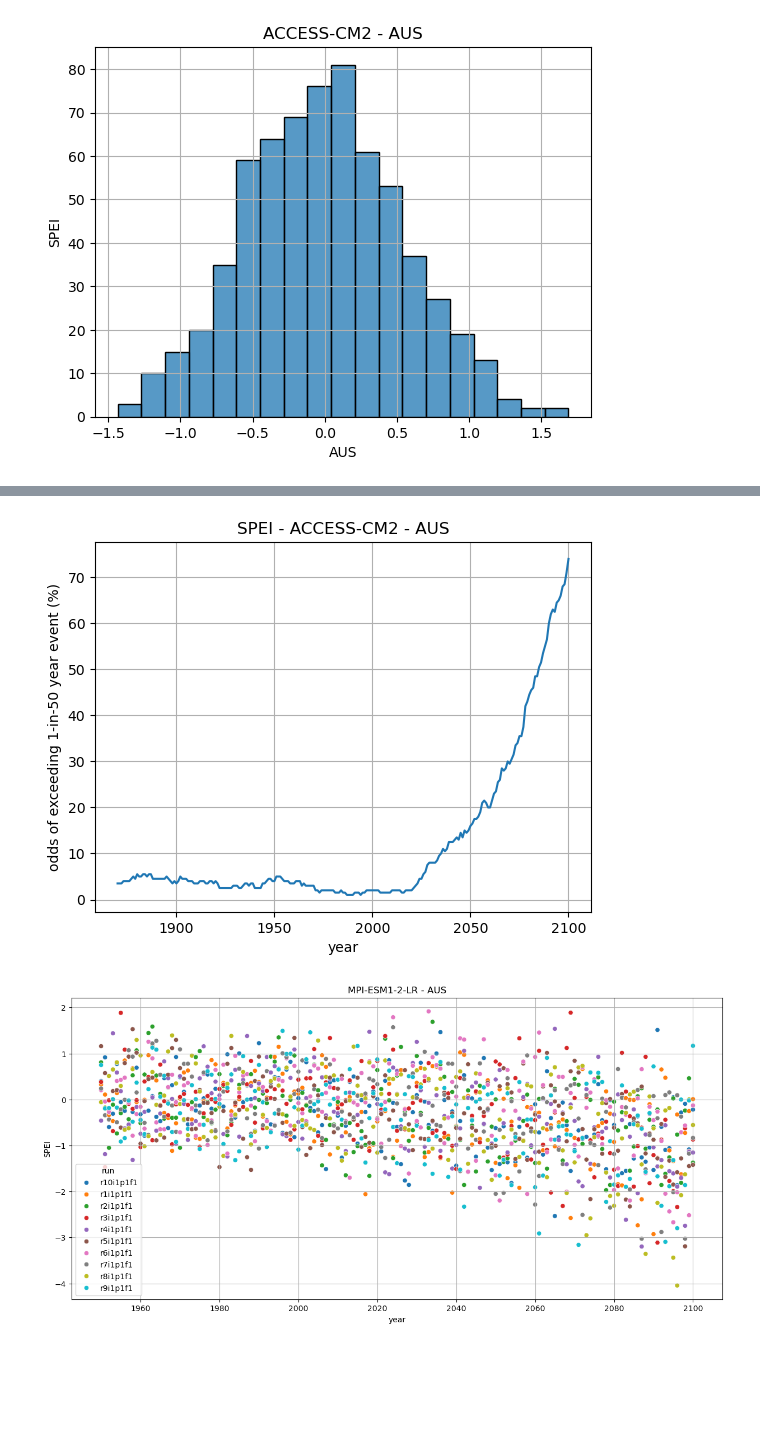
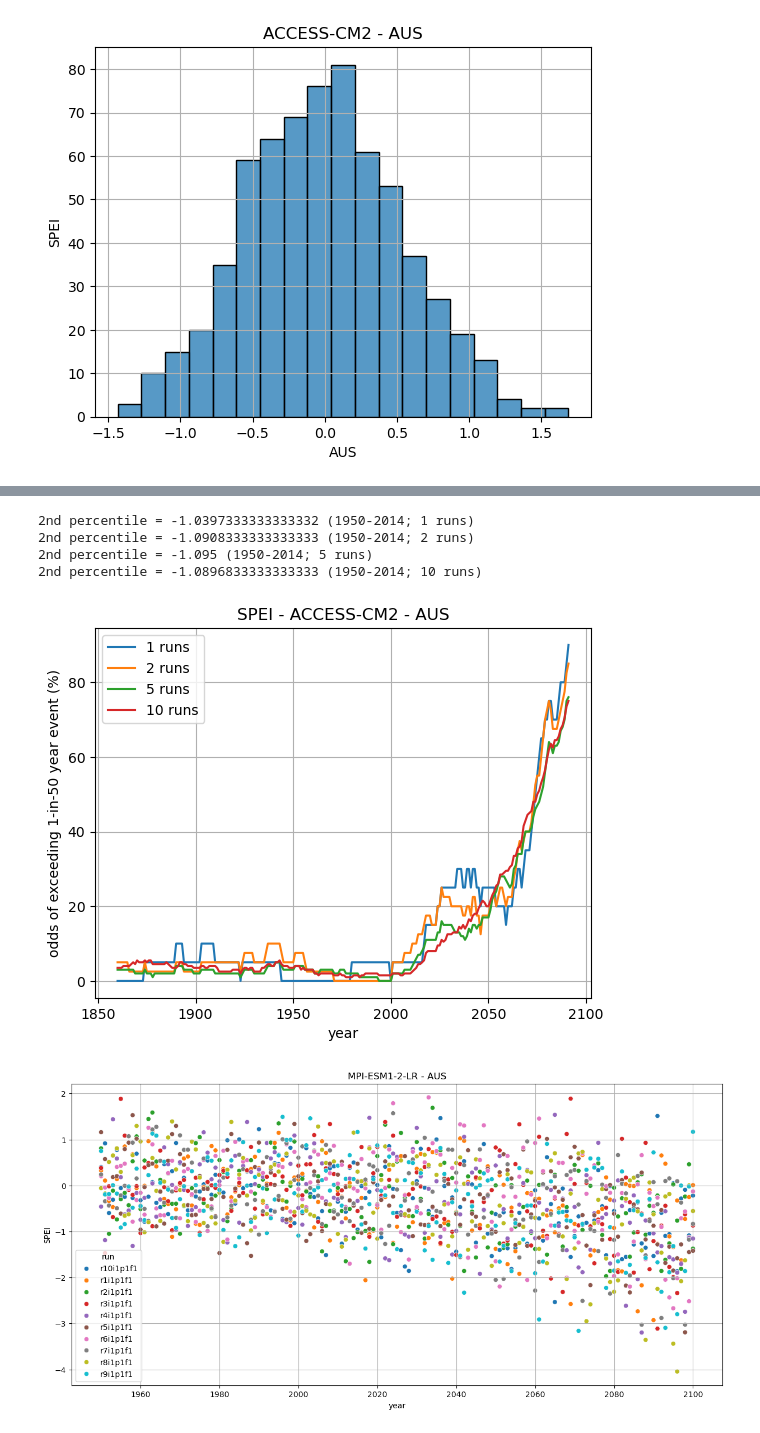
Before and after one commit to AusClimateService/rba, a Jupyter notebook: spei-analysis.ipynb, the cells around one changed output, grey strips where cells are left out. Drawn from its saved outputs; the diff is of its cells as text; code cells hidden in the pictures; blank space fills up the shorter version.

```diff
--- a/spei-analysis.ipynb
+++ b/spei-analysis.ipynb
@@ -64,21 +64,36 @@ def plot_dist(model, location, start_year=1950, end_year=2014):
     ax.grid()
     plt.show()
 # %%
-def plot_odds(model, location, window, step, ref_start=1950, ref_end=2014):
-    """Histogram for a given location"""
+def plot_odds(
+    model,
+    location,
+    ref_start=1950,
+    ref_end=2014,
+    runs_subsets=[],
+):
+    """Odds of a year lower than a given quantile for a given location."""
+
+    fig, ax = plt.subplots()
 
     df = df_dict[model]
-    df_ref = df[(df['year'] >= ref_start) & (df['year'] <= ref_end)]
-    p02 = df_ref[location].quantile(0.02)
-
-    odds = df[location].rolling(window, step=step).apply(lambda s: (sum(s < p02) / window) * 100)
-    odds.index = df['year'].unique()
-
-    fig, ax = plt.subplots()
-    sns.lineplot(
-        ax=ax,
-        data=odds,
-    )
+    runs_list = df['run'].unique()
+    runs_subsets.append(len(runs_list))
+    for nruns in runs_subsets:
+        runs = runs_list[0:nruns]
+        df = df_dict[model]
+        df = df[df['run'].isin(runs)]
+        df_ref = df[(df['year'] >= ref_start) & (df['year'] <= ref_end)]
+        p02 = df_ref[location].quantile(0.02)
+        print(f'2nd percentile = {p02} ({ref_start}-{ref_end}; {nruns} runs)')
+        window = nruns * 20
+        odds = df[location].rolling(window, step=nruns, center=True).apply(lambda s: (sum(s < p02) / window) * 100)
+        odds.index = df['year'].unique()
+        odds = odds.dropna()
+        sns.lineplot(
+            ax=ax,
+            data=odds,
+            label=f'{nruns} runs',
+        )
     ax.set_xlabel('year')
     ax.set_ylabel('odds of exceeding 1-in-50 year event (%)')
     ax.set_title(f'SPEI - {model} - {location}')
@@ -95,7 +116,11 @@ plot_dist('ACCESS-CM2', 'AUS')
 # %%
-plot_odds('ACCESS-CM2', 'AUS', window=200, step=10)
+plot_odds('ACCESS-CM2', 'AUS', runs_subsets=[1,2,5])
 # %% [output]
+2nd percentile = -1.0397333333333332 (1950-2014; 1 runs)
+2nd percentile = -1.0908333333333333 (1950-2014; 2 runs)
+2nd percentile = -1.095 (1950-2014; 5 runs)
+2nd percentile = -1.0896833333333333 (1950-2014; 10 runs)
-[figure, old version]
+[figure, new version]
 # %%
 plot_location('MPI-ESM1-2-LR', 'AUS')
 # %% [output]
```
Also changed, not shown: parts of 3 cells of this notebook, 1 other file.
